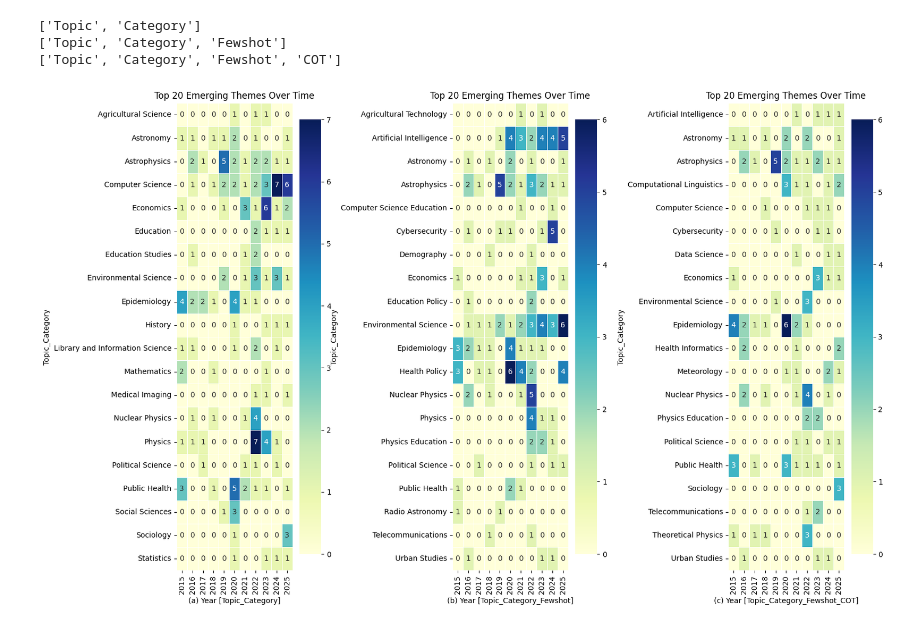
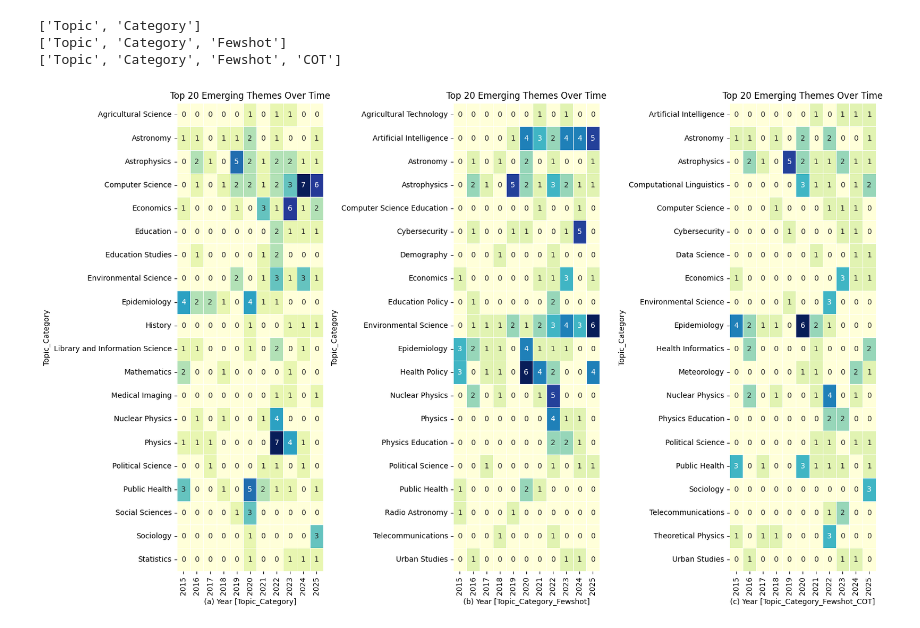
Before and after one commit to ayonitemiferanmi/Automated_Newsletter, a Jupyter notebook: notebooks/research_paper.ipynb, the cells around one changed output. Cells and saved outputs as stored; diff of their text form; code cells hidden in the pictures.

```diff
--- a/notebooks/research_paper.ipynb
+++ b/notebooks/research_paper.ipynb
@@ -1282,32 +1282,32 @@ import seaborn as sns
 import matplotlib.pyplot as plt
 
 # Step 1: Convert publication date to year (if needed)
 df['Publication_Year'] = pd.to_datetime(df['Publication_Year'], errors='coerce').dt.year
 
 cols = prompt_columns.columns.to_list()
 plt.figure(figsize=(16, 10))
 count = 1
 for i in range(len(cols)):
     # Step 2: Get top 20 themes
     top_20_themes = df[cols[i]].value_counts().nlargest(20).index
     df_top_20 = df[df[cols[i]].isin(top_20_themes)]
 
     # Step 3: Create pivot table (rows=Theme, cols=Year, values=Counts)
     heatmap_data = df_top_20.pivot_table(index=cols[i],
                                         columns='Year',
                                         values='Title',  # or any column
                                         aggfunc='count',
                                         fill_value=0)
 
     # Step 4: Plot the heatmap
     plt.subplot(1, 3, count)
-    sns.heatmap(heatmap_data, cmap="YlGnBu", linewidths=.5, annot=True, fmt="d")
+    sns.heatmap(heatmap_data, cmap="YlGnBu", linewidths=.5, annot=True, fmt="d", cbar=False)
     plt.title(f'Top 20 Emerging Themes Over Time')
     plt.xlabel(f'({letters[i]}) Year [{cols[i]}]')
     plt.ylabel(f'Topic_Category')
     count += 1
 
 plt.tight_layout()
 plt.show()
 # %% [output]
-[figure, old version]
+[figure, new version]
```
